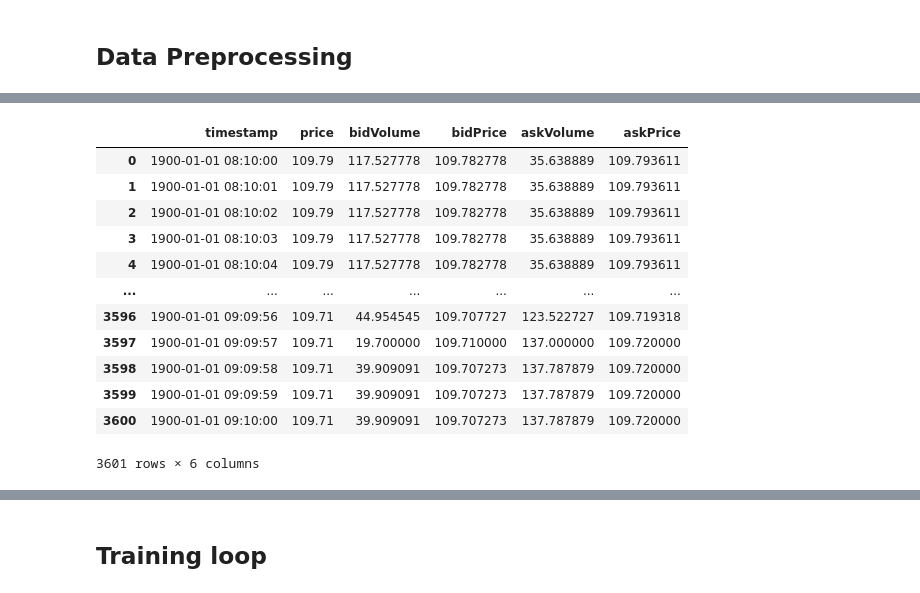
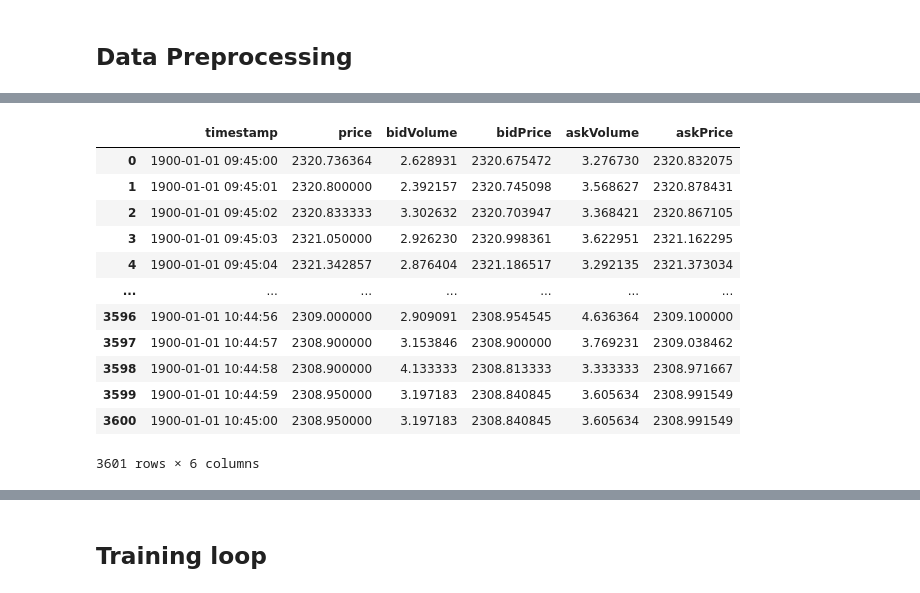
Before and after one commit to theodor-semerdzhiev/McHacks12, a Jupyter notebook: ml/analysis.ipynb, the cells around one changed output, grey strips where cells are left out. Cells and saved outputs as stored; diff of their text form; code cells hidden in the pictures.

```diff
--- a/ml/analysis.ipynb
+++ b/ml/analysis.ipynb
@@ -544,16 +542,16 @@ Combined['Period1']['A']
-# %%
-Combined['Period1']['B']
-# %% [output]
-|  | timestamp | price | bidVolume | bidPrice | askVolume | askPrice |
-| 0 | 1900-01-01 08:10:00 | 109.79 | 117.527778 | 109.782778 | 35.638889 | 109.793611 |
-| 1 | 1900-01-01 08:10:01 | 109.79 | 117.527778 | 109.782778 | 35.638889 | 109.793611 |
-| 2 | 1900-01-01 08:10:02 | 109.79 | 117.527778 | 109.782778 | 35.638889 | 109.793611 |
-| 3 | 1900-01-01 08:10:03 | 109.79 | 117.527778 | 109.782778 | 35.638889 | 109.793611 |
-| 4 | 1900-01-01 08:10:04 | 109.79 | 117.527778 | 109.782778 | 35.638889 | 109.793611 |
-| ... | ... | ... | ... | ... | ... | ... |
-| 3596 | 1900-01-01 09:09:56 | 109.71 | 44.954545 | 109.707727 | 123.522727 | 109.719318 |
-| 3597 | 1900-01-01 09:09:57 | 109.71 | 19.700000 | 109.710000 | 137.000000 | 109.720000 |
-| 3598 | 1900-01-01 09:09:58 | 109.71 | 39.909091 | 109.707273 | 137.787879 | 109.720000 |
-| 3599 | 1900-01-01 09:09:59 | 109.71 | 39.909091 | 109.707273 | 137.787879 | 109.720000 |
-| 3600 | 1900-01-01 09:10:00 | 109.71 | 39.909091 | 109.707273 | 137.787879 | 109.720000 |
-3601 rows × 6 columns
+# %%
+Combined['Period2']['D']
+# %% [output]
+|  | timestamp | price | bidVolume | bidPrice | askVolume | askPrice |
+| 0 | 1900-01-01 09:45:00 | 2320.736364 | 2.628931 | 2320.675472 | 3.276730 | 2320.832075 |
+| 1 | 1900-01-01 09:45:01 | 2320.800000 | 2.392157 | 2320.745098 | 3.568627 | 2320.878431 |
+| 2 | 1900-01-01 09:45:02 | 2320.833333 | 3.302632 | 2320.703947 | 3.368421 | 2320.867105 |
+| 3 | 1900-01-01 09:45:03 | 2321.050000 | 2.926230 | 2320.998361 | 3.622951 | 2321.162295 |
+| 4 | 1900-01-01 09:45:04 | 2321.342857 | 2.876404 | 2321.186517 | 3.292135 | 2321.373034 |
+| ... | ... | ... | ... | ... | ... | ... |
+| 3596 | 1900-01-01 10:44:56 | 2309.000000 | 2.909091 | 2308.954545 | 4.636364 | 2309.100000 |
+| 3597 | 1900-01-01 10:44:57 | 2308.900000 | 3.153846 | 2308.900000 | 3.769231 | 2309.038462 |
+| 3598 | 1900-01-01 10:44:58 | 2308.900000 | 4.133333 | 2308.813333 | 3.333333 | 2308.971667 |
+| 3599 | 1900-01-01 10:44:59 | 2308.950000 | 3.197183 | 2308.840845 | 3.605634 | 2308.991549 |
+| 3600 | 1900-01-01 10:45:00 | 2308.950000 | 3.197183 | 2308.840845 | 3.605634 | 2308.991549 |
+3601 rows × 6 columns
```
Also changed, not shown: parts of 4 cells of this notebook, 5 other files.
